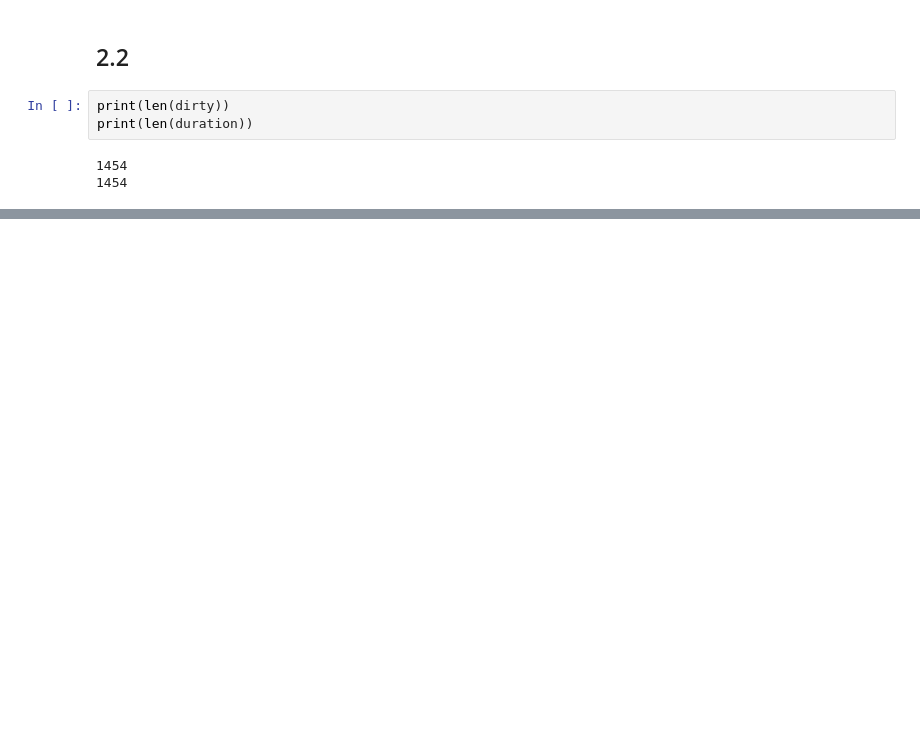
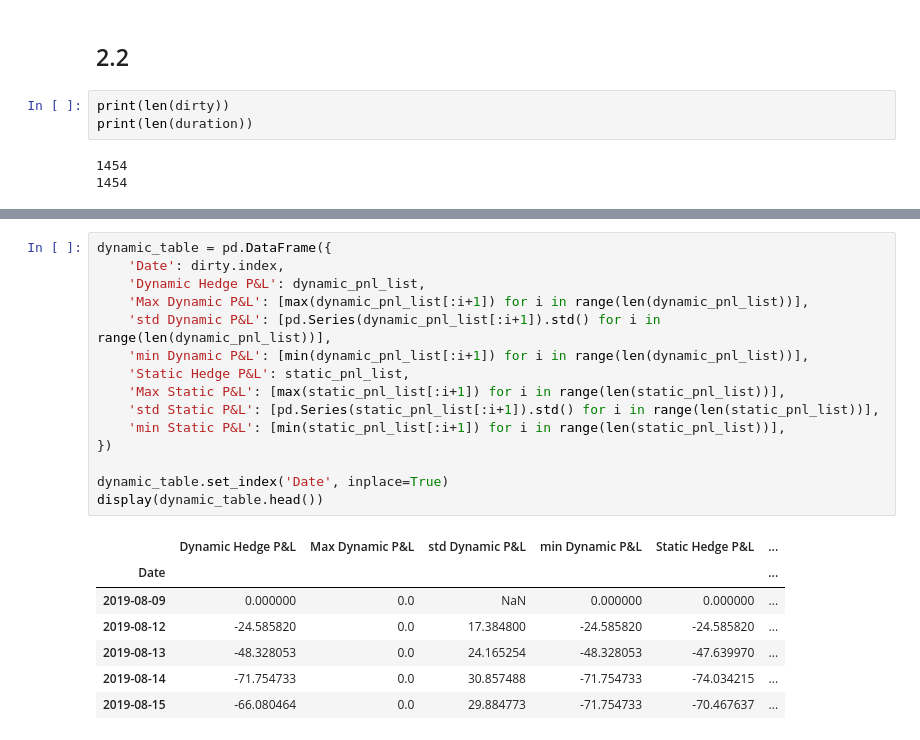
Before and after one commit to y3y-tech/Fixed_Income_Homework, a Jupyter notebook: Homework2/Duration_Yiyang.ipynb, the cells around one changed output, grey strips where cells are left out. Drawn from its saved outputs; the diff is of its cells as text; blank space fills up the shorter version.

```diff
--- a/Homework2/Duration_Yiyang.ipynb
+++ b/Homework2/Duration_Yiyang.ipynb
@@ -150,0 +146,23 @@ Final Static Hedge P&L: $888.55
+# %%
+dynamic_table = pd.DataFrame({
+    'Date': dirty.index,
+    'Dynamic Hedge P&L': dynamic_pnl_list,
+    'Max Dynamic P&L': [max(dynamic_pnl_list[:i+1]) for i in range(len(dynamic_pnl_list))],
+    'std Dynamic P&L': [pd.Series(dynamic_pnl_list[:i+1]).std() for i in range(len(dynamic_pnl_list))],
+    'min Dynamic P&L': [min(dynamic_pnl_list[:i+1]) for i in range(len(dynamic_pnl_list))],
+    'Static Hedge P&L': static_pnl_list,
+    'Max Static P&L': [max(static_pnl_list[:i+1]) for i in range(len(static_pnl_list))],
+    'std Static P&L': [pd.Series(static_pnl_list[:i+1]).std() for i in range(len(static_pnl_list))],
+    'min Static P&L': [min(static_pnl_list[:i+1]) for i in range(len(static_pnl_list))],
+})
+
+dynamic_table.set_index('Date', inplace=True)
+display(dynamic_table.head())
+# %% [output]
+|  | Dynamic Hedge P&L | Max Dynamic P&L | std Dynamic P&L | min Dynamic P&L | Static Hedge P&L | ... |
+| Date |  |  |  |  |  | ... |
+| 2019-08-09 | 0.000000 | 0.0 | NaN | 0.000000 | 0.000000 | ... |
+| 2019-08-12 | -24.585820 | 0.0 | 17.384800 | -24.585820 | -24.585820 | ... |
+| 2019-08-13 | -48.328053 | 0.0 | 24.165254 | -48.328053 | -47.639970 | ... |
+| 2019-08-14 | -71.754733 | 0.0 | 30.857488 | -71.754733 | -74.034215 | ... |
+| 2019-08-15 | -66.080464 | 0.0 | 29.884773 | -71.754733 | -70.467637 | ... |
```
Also changed, not shown: parts of 2 cells of this notebook, 2 other files.
